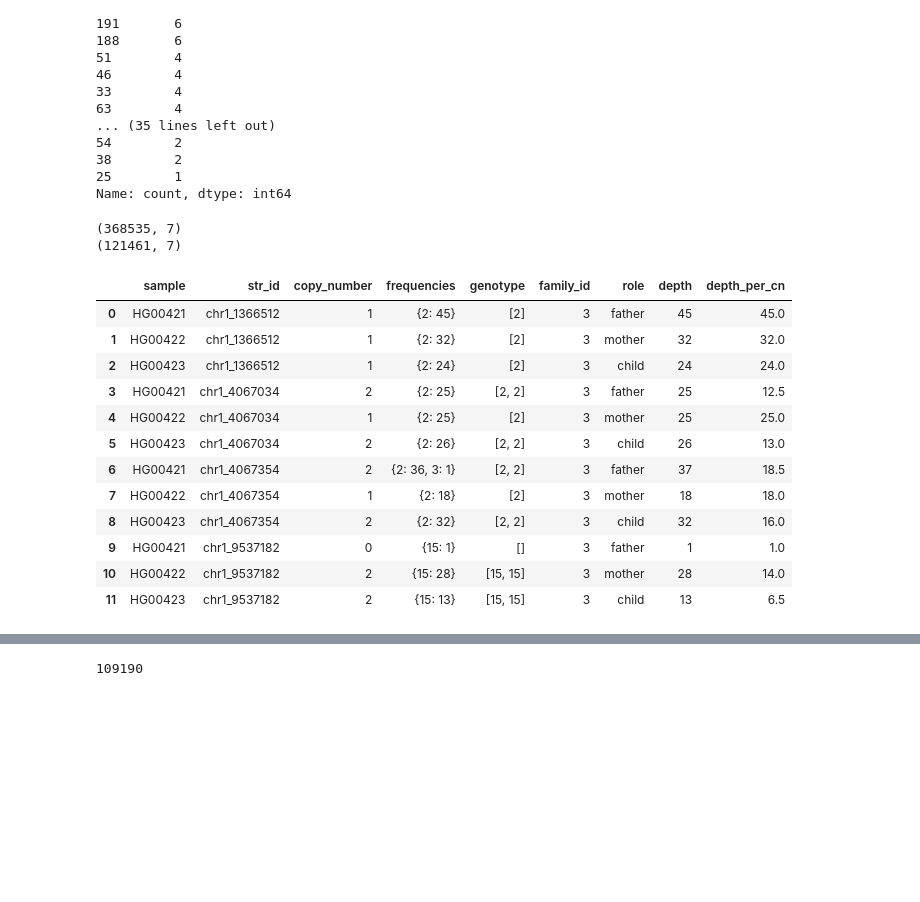
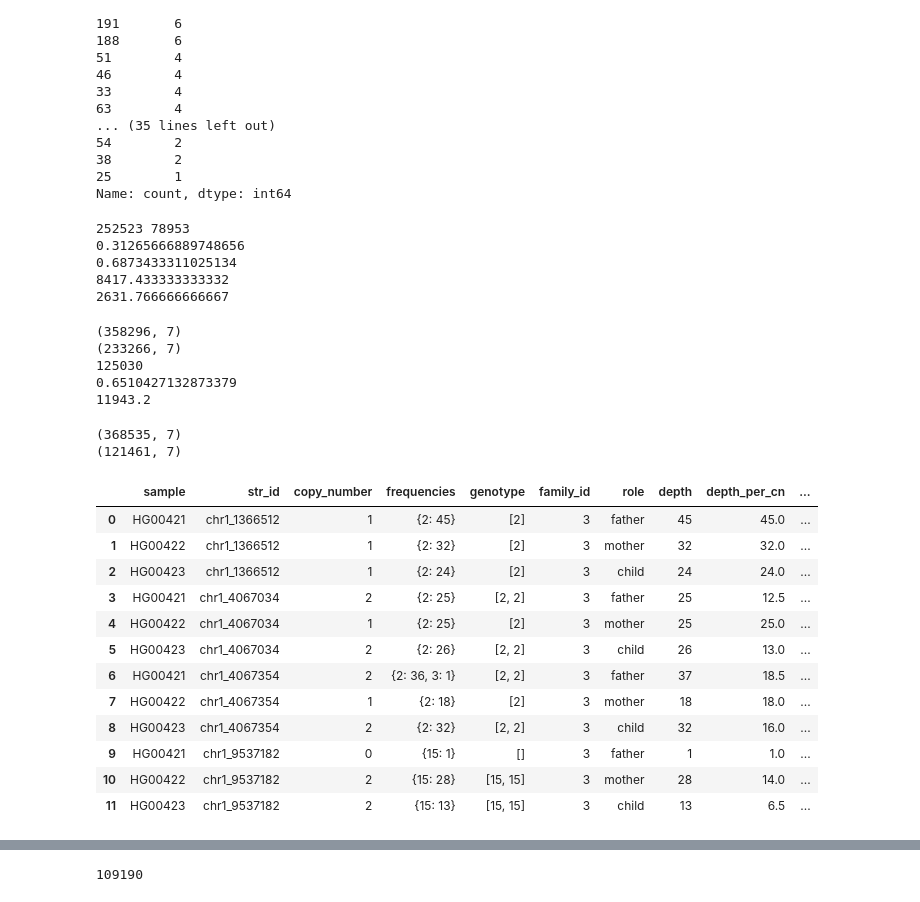
Before and after one commit to acg-team/ConSTRain-analyses, a Jupyter notebook: analyses/1000Genomes/2024-04-17_analyse_family_trios.ipynb, the cells around one changed output, grey strips where cells are left out. Saved outputs shown, nothing was run; the diff lists cells and outputs as text; code cells hidden in the pictures; blank space fills up the shorter version.

```diff
--- a/analyses/1000Genomes/2024-04-17_analyse_family_trios.ipynb
+++ b/analyses/1000Genomes/2024-04-17_analyse_family_trios.ipynb
@@ -158,40 +158,72 @@ def filter_trio_calls(df_samples: pd.DataFrame, segdup_loci: np.array) -> pd.Dat
     df_filt = df_filt.loc[df_filt["str_id"].isin(observed_in_all)].reset_index(drop=True)
 
     return df_filt
+# %%
+df_in_cn = df_samples.dropna(axis=0, how="any").assign(
+    exp_cn = lambda x: [i == 1 if i in ["chrX", "chrY"] else i == 2 for i in x["copy_number"]]).query("not exp_cn")
+
+full = df_in_cn.shape[0]
+no_segdup = df_in_cn[~df_in_cn["str_id"].isin(df_segdup_repeats["str_id"])].shape[0]
+
+print(full, no_segdup)
+print(no_segdup / full)
+print(1 - no_segdup / full)
+print(full / df_samples_filt["sample"].nunique())
+print(no_segdup / df_samples_filt["sample"].nunique())
+# %% [output]
+252523 78953
+0.31265666889748656
+0.6873433311025134
+8417.433333333332
+2631.766666666667
+# %%
+print(df_samples.dropna(axis=0, how="any").shape)
+print(df_samples.dropna(axis=0, how="any")[df_samples.dropna(axis=0, how="any")["str_id"].isin(df_segdup_repeats["str_id"])].shape)
+
+print(358296 - 233266)
+print(233266 / 358296)
+print(358296 / df_samples_filt["sample"].nunique())
+# %% [output]
+(358296, 7)
+(233266, 7)
+125030
+0.6510427132873379
+11943.2
 # %%
 df_samples_filt = []
 
 print(df_samples.shape)
 for name, data in df_samples.groupby("family_id"):
     df_samples_filt_inner = filter_trio_calls(data, df_segdup_repeats["str_id"])
     df_samples_filt.append(df_samples_filt_inner)
 
 df_samples_filt = pd.concat(df_samples_filt)
 
 print(df_samples_filt.shape)
 
 df_samples_filt = df_samples_filt.assign(
     depth = lambda x: [sum(i.values()) for i in x["frequencies"]],
-    depth_per_cn = lambda x: x["depth"] / x["copy_number"])
+    depth_per_cn = lambda x: x["depth"] / x["copy_number"],
+    distinct_alleles = lambda x: [len(set(i)) for i in x["genotype"]],)
 
 # For CN == 0, set depth_per_cn to depth. Not strictly correct but avoids NaNs and infs
 df_samples_filt.loc[df_samples_filt["copy_number"] == 0, "depth_per_cn"] = (
     df_samples_filt
     .loc[df_samples_filt["copy_number"] == 0]["depth"])
 df_samples_filt.head(12)
 # %% [output]
 (368535, 7)
 (121461, 7)
-|  | sample | str_id | copy_number | frequencies | genotype | family_id | role | depth | depth_per_cn |
-| 0 | HG00421 | chr1_1366512 | 1 | {2: 45} | [2] | 3 | father | 45 | 45.0 |
-| 1 | HG00422 | chr1_1366512 | 1 | {2: 32} | [2] | 3 | mother | 32 | 32.0 |
-| 2 | HG00423 | chr1_1366512 | 1 | {2: 24} | [2] | 3 | child | 24 | 24.0 |
-| 3 | HG00421 | chr1_4067034 | 2 | {2: 25} | [2, 2] | 3 | father | 25 | 12.5 |
-| 4 | HG00422 | chr1_4067034 | 1 | {2: 25} | [2] | 3 | mother | 25 | 25.0 |
-| 5 | HG00423 | chr1_4067034 | 2 | {2: 26} | [2, 2] | 3 | child | 26 | 13.0 |
-| 6 | HG00421 | chr1_4067354 | 2 | {2: 36, 3: 1} | [2, 2] | 3 | father | 37 | 18.5 |
-| 7 | HG00422 | chr1_4067354 | 1 | {2: 18} | [2] | 3 | mother | 18 | 18.0 |
-| 8 | HG00423 | chr1_4067354 | 2 | {2: 32} | [2, 2] | 3 | child | 32 | 16.0 |
-| 9 | HG00421 | chr1_9537182 | 0 | {15: 1} | [] | 3 | father | 1 | 1.0 |
-| 10 | HG00422 | chr1_9537182 | 2 | {15: 28} | [15, 15] | 3 | mother | 28 | 14.0 |
-| 11 | HG00423 | chr1_9537182 | 2 | {15: 13} | [15, 15] | 3 | child | 13 | 6.5 |
+|  | sample | str_id | copy_number | frequencies | genotype | family_id | role | depth | depth_per_cn | ... |
+| 0 | HG00421 | chr1_1366512 | 1 | {2: 45} | [2] | 3 | father | 45 | 45.0 | ... |
+| 1 | HG00422 | chr1_1366512 | 1 | {2: 32} | [2] | 3 | mother | 32 | 32.0 | ... |
+| 2 | HG00423 | chr1_1366512 | 1 | {2: 24} | [2] | 3 | child | 24 | 24.0 | ... |
+| 3 | HG00421 | chr1_4067034 | 2 | {2: 25} | [2, 2] | 3 | father | 25 | 12.5 | ... |
+| 4 | HG00422 | chr1_4067034 | 1 | {2: 25} | [2] | 3 | mother | 25 | 25.0 | ... |
+| 5 | HG00423 | chr1_4067034 | 2 | {2: 26} | [2, 2] | 3 | child | 26 | 13.0 | ... |
+| 6 | HG00421 | chr1_4067354 | 2 | {2: 36, 3: 1} | [2, 2] | 3 | father | 37 | 18.5 | ... |
+| 7 | HG00422 | chr1_4067354 | 1 | {2: 18} | [2] | 3 | mother | 18 | 18.0 | ... |
+| 8 | HG00423 | chr1_4067354 | 2 | {2: 32} | [2, 2] | 3 | child | 32 | 16.0 | ... |
+| 9 | HG00421 | chr1_9537182 | 0 | {15: 1} | [] | 3 | father | 1 | 1.0 | ... |
+| 10 | HG00422 | chr1_9537182 | 2 | {15: 28} | [15, 15] | 3 | mother | 28 | 14.0 | ... |
+| 11 | HG00423 | chr1_9537182 | 2 | {15: 13} | [15, 15] | 3 | child | 13 | 6.5 | ... |
```
Also changed, not shown: parts of 13 cells of this notebook, 6 other files.
